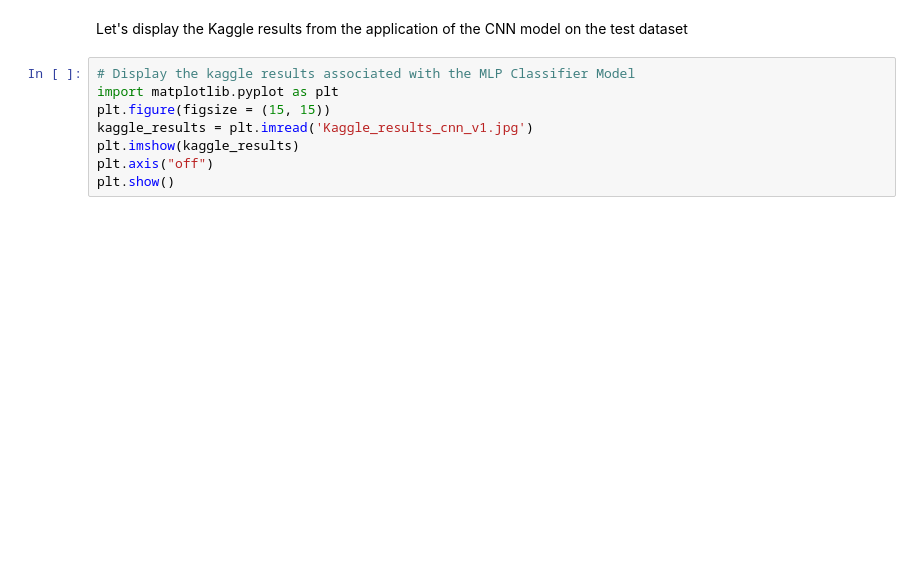
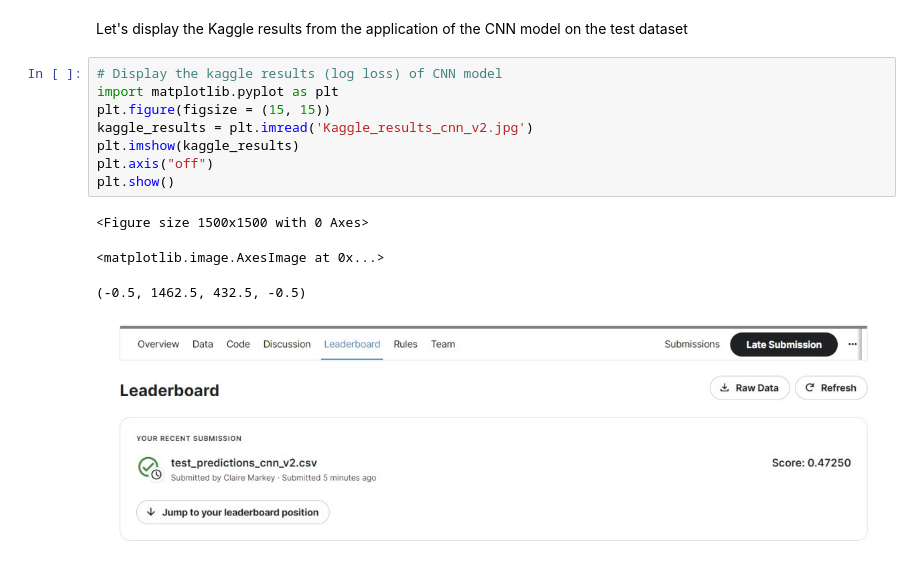
Before and after one commit to JuliaGranito/Module-8, a Jupyter notebook: Module 8 Notebook.ipynb, the cells around one changed output. Saved outputs shown, nothing was run; the diff lists cells and outputs as text; blank space fills up the shorter version.

```diff
--- a/Module 8 Notebook.ipynb
+++ b/Module 8 Notebook.ipynb
@@ -479,10 +527,15 @@ cnn_pred1_df.to_csv('test_predictions_cnn_v1.csv', index=False)
 # %% [markdown]
 Let's display the Kaggle results from the application of the CNN model on the test dataset
 # %%
-# Display the kaggle results associated with the MLP Classifier Model
+# Display the kaggle results (log loss) of CNN model
 import matplotlib.pyplot as plt
 plt.figure(figsize = (15, 15))
-kaggle_results = plt.imread('Kaggle_results_cnn_v1.jpg')
+kaggle_results = plt.imread('Kaggle_results_cnn_v2.jpg')
 plt.imshow(kaggle_results)
 plt.axis("off")
 plt.show()
+# %% [output]
+<Figure size 1500x1500 with 0 Axes>
+<matplotlib.image.AxesImage at 0x...>
+(-0.5, 1462.5, 432.5, -0.5)
+[figure, added]
```
Also changed, not shown: parts of 15 cells of this notebook, 7 other files.
